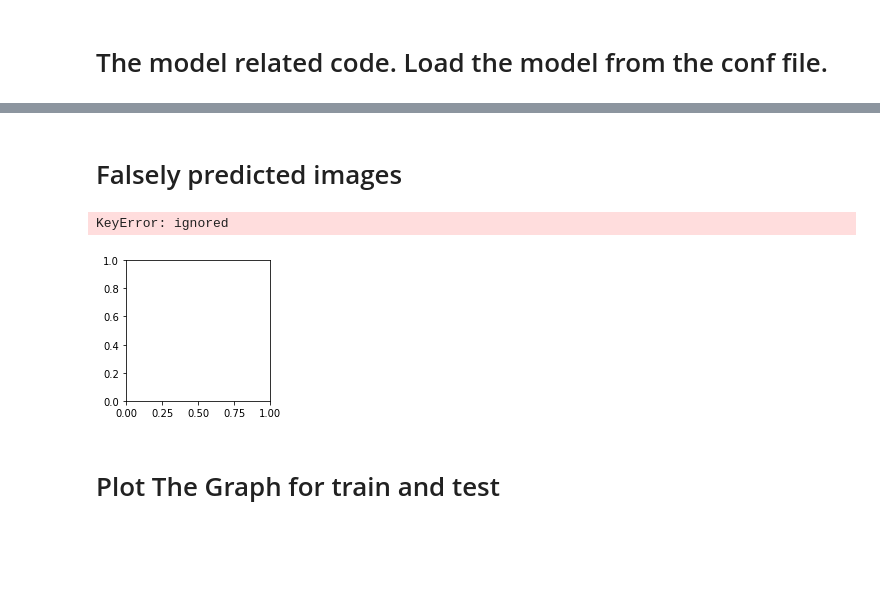
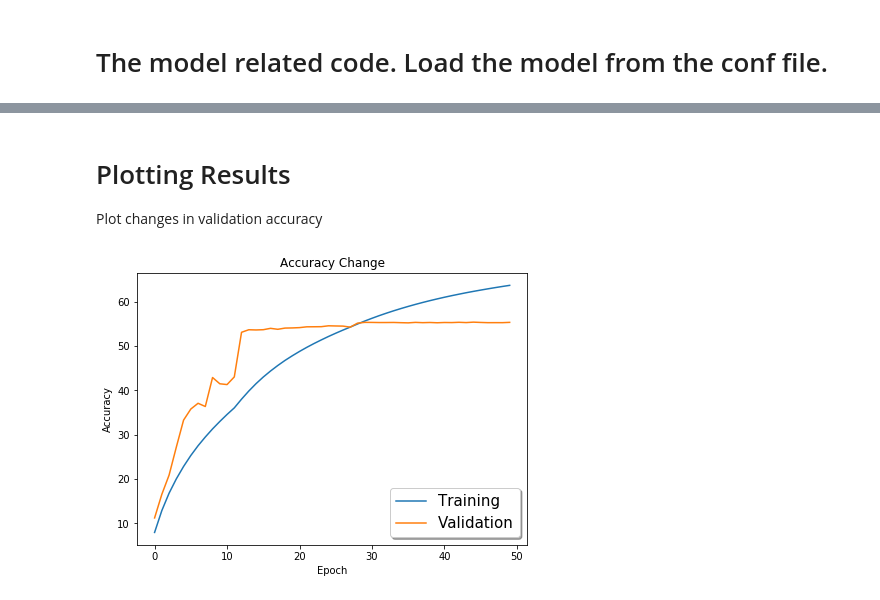
Before and after one commit to futartup/S12-assignment, a Jupyter notebook: main.ipynb, the cells around one changed output, grey strips where cells are left out. Saved outputs shown, nothing was run; the diff lists cells and outputs as text; code cells hidden in the pictures; blank space fills up the shorter version.

```diff
--- a/main.ipynb
+++ b/main.ipynb
@@ -158,0 +106,3 @@ classes = {
+# %%
+model = ResNet18(num_classes=len(dataset.classes)).to(device)
+model.summary(dataset.image_size)
@@ -159,17 +129,16 @@ classes = {
 # %%
 if conf.use_lr_finder_train:
+  criterion = F.nll_loss
+  optimizer = optim.SGD(net.parameters(), lr=1e-5)
   lr_finder = LRFinder(model, optimizer, criterion, device) #implemented LRFinder for SGD
-  lr_finder.range_test(train_loader, end_lr=5, num_iter=len(train_loader)*10, step_mode="exp")
+  lr_finder.range_test(train_loader, end_lr=100, num_iter=len(train_loader)*10, step_mode="exp")
   lr_finder.plot() # to inspect the loss-learning rate graph
-  #print(lr_finder.history) # see the history
-  best_loss = lr_finder.best_loss
-  print(min(lr_finder.history['lr']))
-  print(lr_finder.history['lr'][lr_finder.history['loss'].index(best_loss)])
-  optimizer.lr = lr_finder.history['lr'][lr_finder.history['loss'].index(best_loss)]
   lr_finder.reset()
   loss = lr_finder.history['loss']
   lr = lr_finder.history['lr']
-  print(lr[loss.index(min(loss))])
+  max_lr = lr[loss.index(min(loss))]
+  print(max_lr)
 
-  #max_lr = min(lr_finder.history['lr'])
-scheduler = conf.scheduler(optimizer, **conf.scheduler_parameters )
+max_lr=1.5
+optimizer = optim.SGD(net.parameters(), lr=max_lr/10, momentum=0.9, nesterov=True, weight_decay=1e-4)
+scheduler = conf.scheduler(optimizer, max_lr=max_lr, steps_per_epoch=int(len(train_loader))+1, **conf.scheduler_parameters)
@@ -210,6 +172,6 @@ for e in range(1, conf.epochs):
                            2, sample_count,
                            correct_predicted, false_predicted,
                            test_losses, test_acc, e)
-    scheduler.step(test_loss)
+
     print("===========================================================\n")
 # %% [output]
@@ -302,9 +194,0 @@ WARNING:matplotlib.image:Clipping input data to the valid range for imshow with
-# %% [markdown]
-# Falsely predicted images
-# %%
-matplotlib_imshow(classes, false_predicted, plt, False)
-# %% [output]
-KeyError: ignored
-[figure, removed]
-# %% [markdown]
-# Plot The Graph for train and test
@@ -312,0 +195,11 @@ plottesttraingraph([x.item() for x in train_losses], train_acc, test_losses, tes
+# %% [markdown]
+# Plotting Results
+
+Plot changes in validation accuracy
+# %%
+plot_metric({
+    'Training': model.learner.train_accuracies,
+    'Validation': model.learner.val_accuracies
+}, 'Accuracy')
+# %% [output]
+[figure, added]
```
Also changed, not shown: parts of 29 cells of this notebook.
